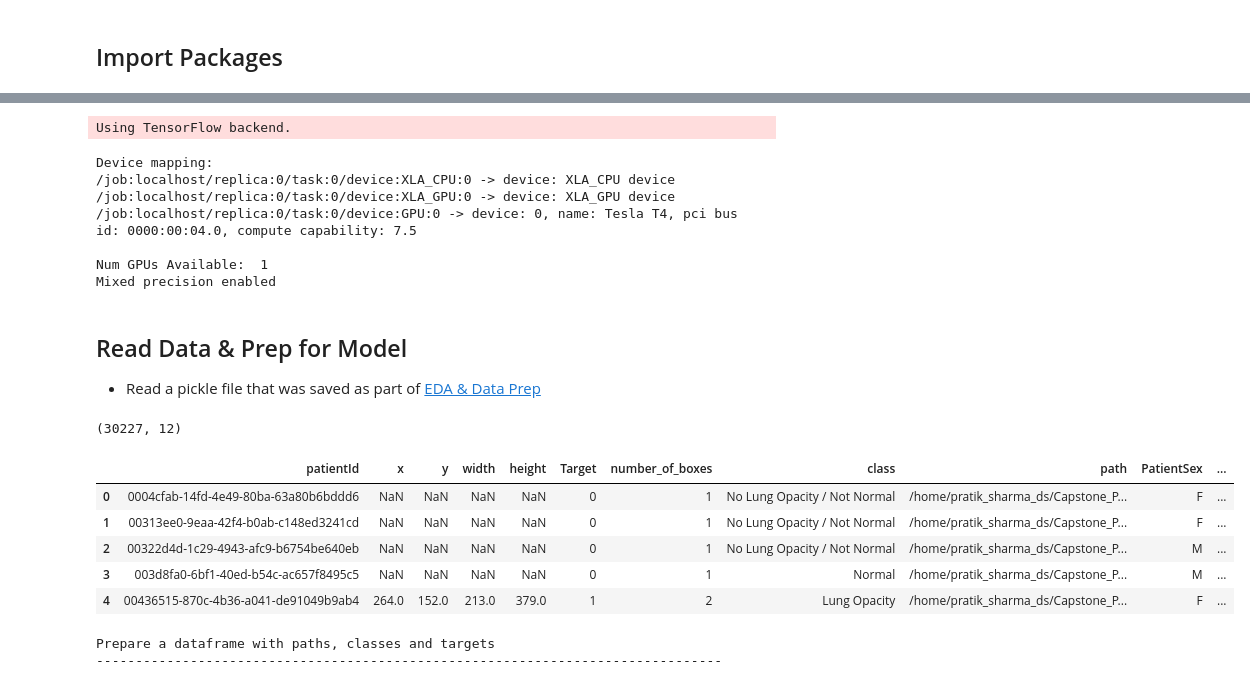
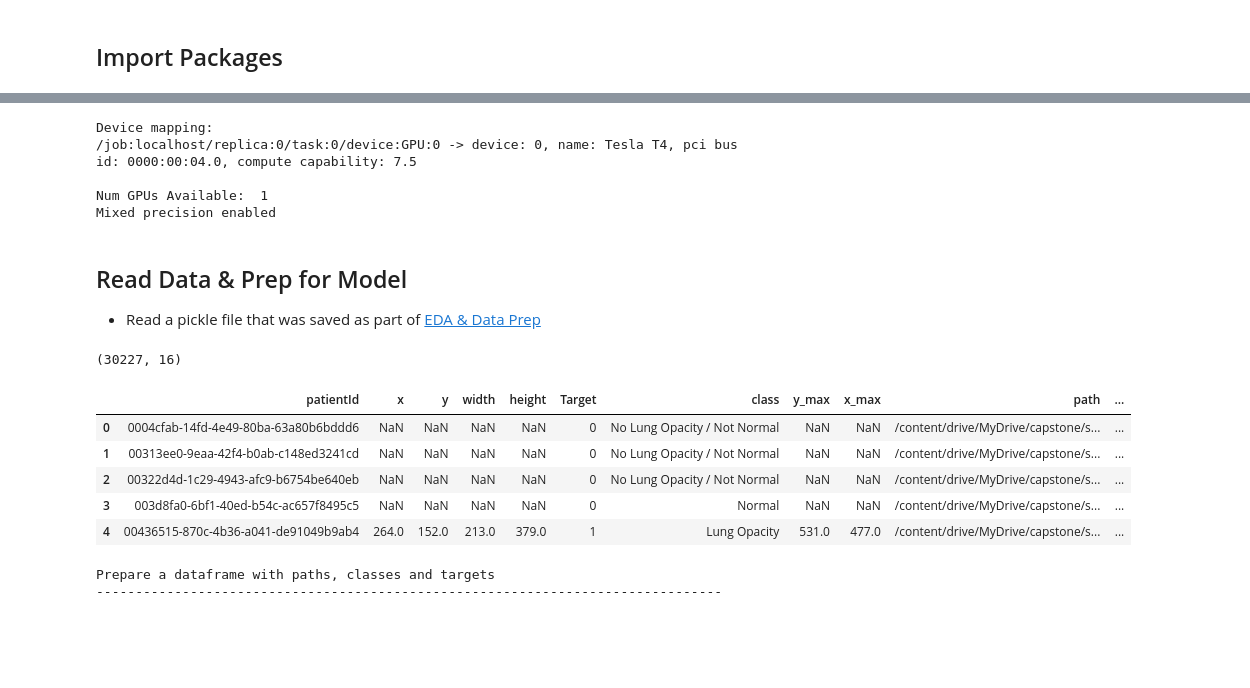
Before and after one commit to vedthebest/Pneumonia-Detection, a Jupyter notebook: Pneumonia_Classification_Model.ipynb, the cells around one changed output, grey strips where cells are left out. Saved outputs shown, nothing was run; the diff lists cells and outputs as text; code cells hidden in the pictures; blank space fills up the shorter version.

```diff
--- a/Pneumonia_Classification_Model.ipynb
+++ b/Pneumonia_Classification_Model.ipynb
@@ -19,13 +35,13 @@ from mlxtend.plotting import plot_confusion_matrix
 from sklearn.model_selection import train_test_split
 
 # SET VARIABLES
-PATH = '/home/pratik_sharma_ds/Capstone_Pneumonia_Detection/'
+PATH = '/content/drive/MyDrive/capstone/'
 os.chdir(PATH)
 
-DATA_DIR = os.path.join(PATH + 'data/')
+DATA_DIR = os.path.join(PATH+'')
 TRAIN_IMAGES = os.path.join(DATA_DIR + 'stage_2_train_images/')
 TEST_IMAGES = os.path.join(DATA_DIR + 'stage_2_test_images/')
-OUTPUT_DIR = os.path.join(PATH + 'output/')
+OUTPUT_DIR = os.path.join(PATH + '')
 MODEL_WEIGHTS = os.path.join(PATH + 'model_weights/')
 TRAIN_IMAGES_DIR = os.path.join(DATA_DIR + 'stage_2_train_images_png/')
 if not os.path.exists(TRAIN_IMAGES_DIR): os.makedirs(TRAIN_IMAGES_DIR)
@@ -50,29 +66,26 @@ print('Num GPUs Available: ', len(list_gpu))
 tf.config.optimizer.set_experimental_options({'auto_mixed_precision': True})
 print('Mixed precision enabled')
 # %% [output]
-Using TensorFlow backend.
+Device mapping:
+/job:localhost/replica:0/task:0/device:GPU:0 -> device: 0, name: Tesla T4, pci bus id: 0000:00:04.0, compute capability: 7.5
+
+Num GPUs Available:  1
+Mixed precision enabled
-Device mapping:
-/job:localhost/replica:0/task:0/device:XLA_CPU:0 -> device: XLA_CPU device
-/job:localhost/replica:0/task:0/device:XLA_GPU:0 -> device: XLA_GPU device
-/job:localhost/replica:0/task:0/device:GPU:0 -> device: 0, name: Tesla T4, pci bus id: 0000:00:04.0, compute capability: 7.5
-
-Num GPUs Available:  1
-Mixed precision enabled
 # %% [markdown]
 ## Read Data & Prep for Model
 * Read a pickle file that was saved as part of [EDA & Data Prep](https://github.com/sharmapratik88/Capstone_Pneumonia_Detection/blob/master/Pneumonia_Detection_EDA_%26_Data_Prep.ipynb)
 # %%
 # Read `train_class_features.pkl` file, saved as EDA & Data Prep Module
-train_class = pd.read_pickle(OUTPUT_DIR + 'train_class_features.pkl')
+train_class = pd.read_pickle(OUTPUT_DIR + 'train_feature_engineered.pkl')
 display(train_class.shape, train_class.head())
 # %% [output]
-(30227, 12)
+(30227, 16)
-|  | patientId | x | y | width | height | Target | number_of_boxes | class | path | PatientSex | ... |
-| 0 | 0004cfab-14fd-4e49-80ba-63a80b6bddd6 | NaN | NaN | NaN | NaN | 0 | 1 | No Lung Opacity / Not Normal | /home/pratik_sharma_ds/Capstone_P... | F | ... |
-| 1 | 00313ee0-9eaa-42f4-b0ab-c148ed3241cd | NaN | NaN | NaN | NaN | 0 | 1 | No Lung Opacity / Not Normal | /home/pratik_sharma_ds/Capstone_P... | F | ... |
-| 2 | 00322d4d-1c29-4943-afc9-b6754be640eb | NaN | NaN | NaN | NaN | 0 | 1 | No Lung Opacity / Not Normal | /home/pratik_sharma_ds/Capstone_P... | M | ... |
-| 3 | 003d8fa0-6bf1-40ed-b54c-ac657f8495c5 | NaN | NaN | NaN | NaN | 0 | 1 | Normal | /home/pratik_sharma_ds/Capstone_P... | M | ... |
-| 4 | 00436515-870c-4b36-a041-de91049b9ab4 | 264.0 | 152.0 | 213.0 | 379.0 | 1 | 2 | Lung Opacity | /home/pratik_sharma_ds/Capstone_P... | F | ... |
+|  | patientId | x | y | width | height | Target | class | y_max | x_max | path | ... |
+| 0 | 0004cfab-14fd-4e49-80ba-63a80b6bddd6 | NaN | NaN | NaN | NaN | 0 | No Lung Opacity / Not Normal | NaN | NaN | /content/drive/MyDrive/capstone/s... | ... |
+| 1 | 00313ee0-9eaa-42f4-b0ab-c148ed3241cd | NaN | NaN | NaN | NaN | 0 | No Lung Opacity / Not Normal | NaN | NaN | /content/drive/MyDrive/capstone/s... | ... |
+| 2 | 00322d4d-1c29-4943-afc9-b6754be640eb | NaN | NaN | NaN | NaN | 0 | No Lung Opacity / Not Normal | NaN | NaN | /content/drive/MyDrive/capstone/s... | ... |
+| 3 | 003d8fa0-6bf1-40ed-b54c-ac657f8495c5 | NaN | NaN | NaN | NaN | 0 | Normal | NaN | NaN | /content/drive/MyDrive/capstone/s... | ... |
+| 4 | 00436515-870c-4b36-a041-de91049b9ab4 | 264.0 | 152.0 | 213.0 | 379.0 | 1 | Lung Opacity | 531.0 | 477.0 | /content/drive/MyDrive/capstone/s... | ... |
 # %%
 # A dataframe with paths, classes and targets
 print('Prepare a dataframe with paths, classes and targets'); print('--'*40)
```
Also changed, not shown: parts of 6 cells of this notebook.
